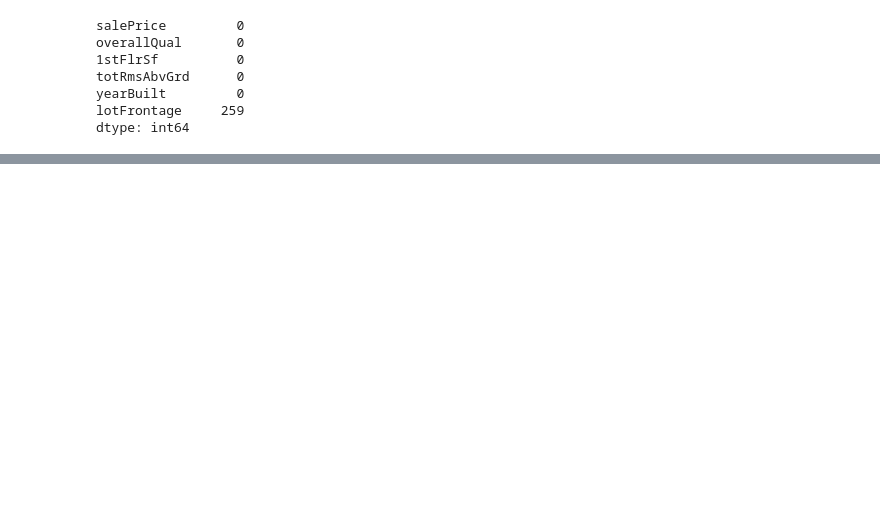
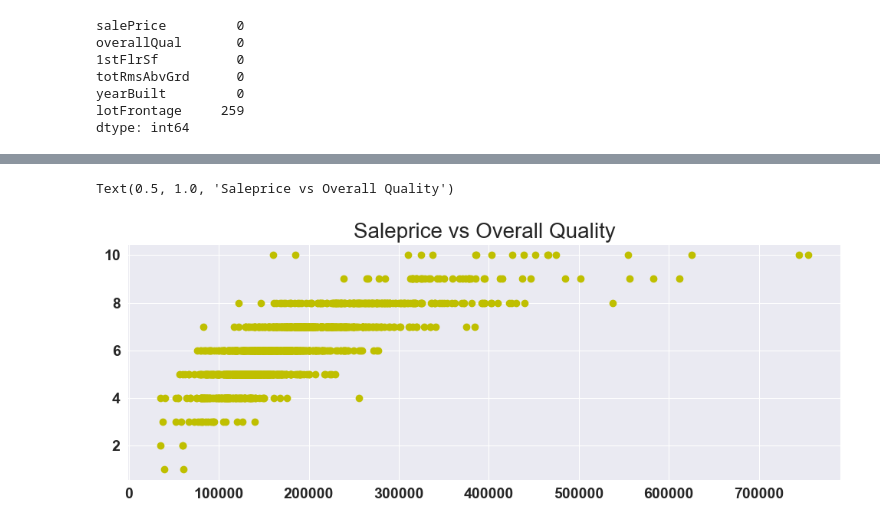
Before and after one commit to Imbravo/linearregression, a Jupyter notebook: linearregressionmodel.ipynb, the cells around one changed output, grey strips where cells are left out. Drawn from its saved outputs; the diff is of its cells as text; code cells hidden in the pictures; blank space fills up the shorter version.

```diff
--- a/linearregressionmodel.ipynb
+++ b/linearregressionmodel.ipynb
@@ -75,0 +83,8 @@ dtype: int64
+# %%
+#sns.scatterplot(data=df, x='salePrice', y='overallQual').set(title='saleprice vs overallQual')
+plt.figure(figsize=(12,4))
+plt.scatter(x='salePrice',y='overallQual', c='y', data=df )
+plt.title('Saleprice vs Overall Quality')
+# %% [output]
+Text(0.5, 1.0, 'Saleprice vs Overall Quality')
+[figure, added]
```
Also changed, not shown: parts of 8 cells of this notebook.
